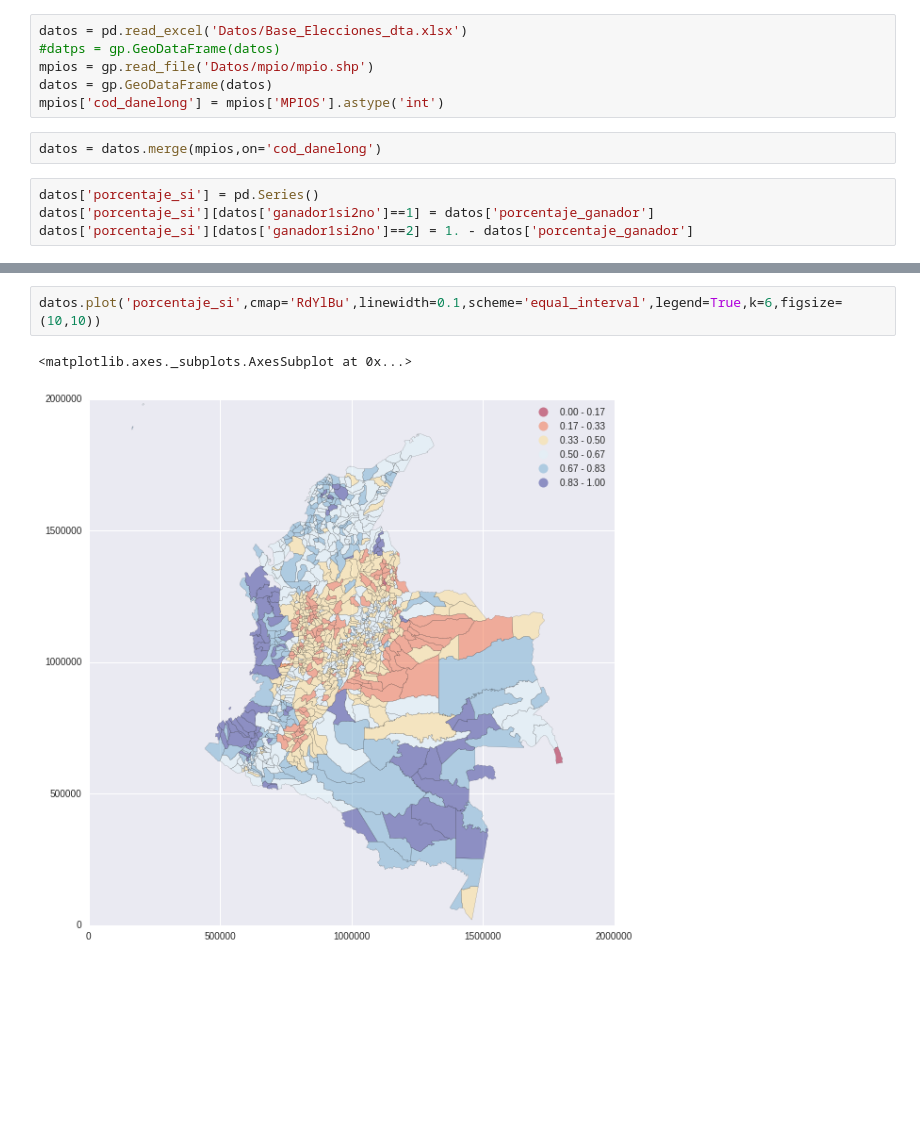
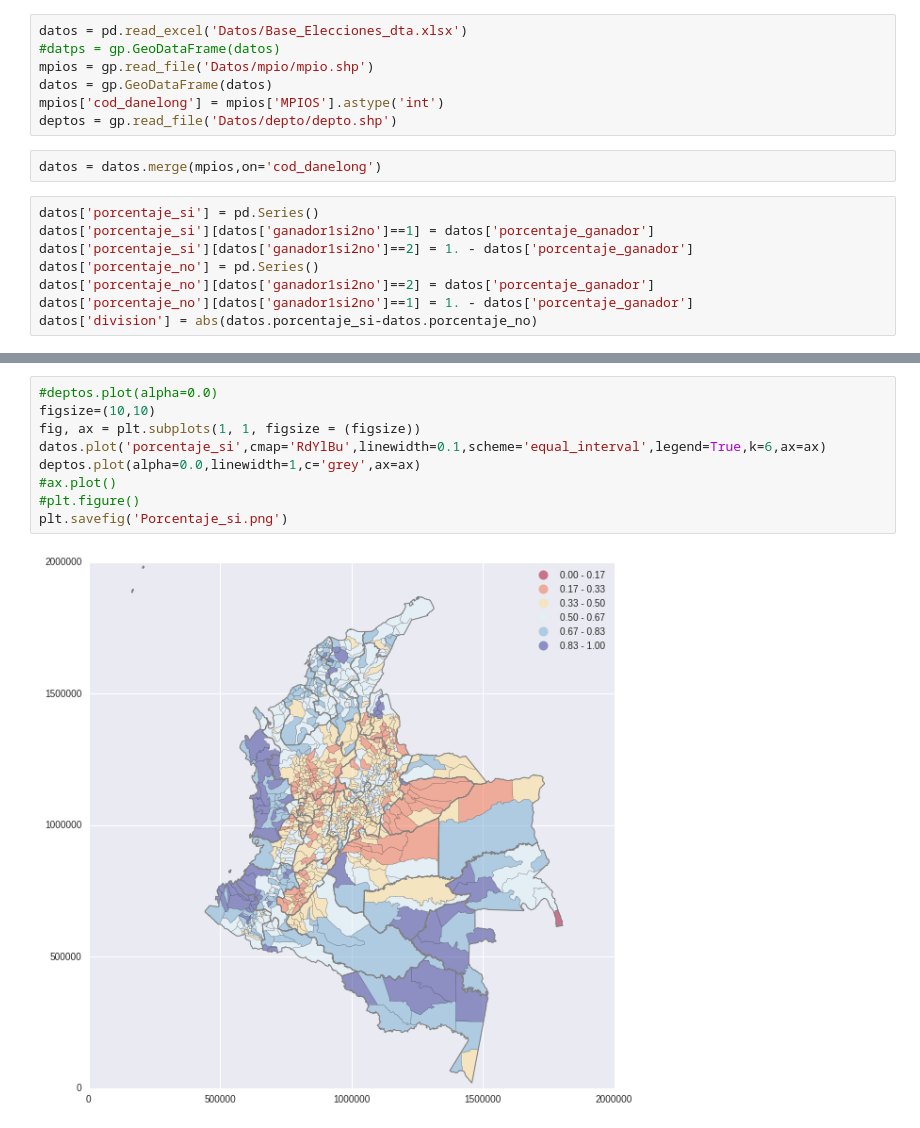
Before and after one commit to sarangof/plebiscito-Colombia, a Jupyter notebook: consolidacion_BDD.ipynb, the cells around one changed output, grey strips where cells are left out. Cells and saved outputs as stored; diff of their text form; blank space fills up the shorter version.

```diff
--- a/consolidacion_BDD.ipynb
+++ b/consolidacion_BDD.ipynb
@@ -13,12 +20,17 @@ datos = pd.read_excel('Datos/Base_Elecciones_dta.xlsx')
 mpios = gp.read_file('Datos/mpio/mpio.shp')
 datos = gp.GeoDataFrame(datos)
 mpios['cod_danelong'] = mpios['MPIOS'].astype('int')
+deptos = gp.read_file('Datos/depto/depto.shp')
 # %%
 datos = datos.merge(mpios,on='cod_danelong')
 # %%
 datos['porcentaje_si'] = pd.Series()
 datos['porcentaje_si'][datos['ganador1si2no']==1] = datos['porcentaje_ganador']
 datos['porcentaje_si'][datos['ganador1si2no']==2] = 1. - datos['porcentaje_ganador']
+datos['porcentaje_no'] = pd.Series()
+datos['porcentaje_no'][datos['ganador1si2no']==2] = datos['porcentaje_ganador']
+datos['porcentaje_no'][datos['ganador1si2no']==1] = 1. - datos['porcentaje_ganador']
+datos['division'] = abs(datos.porcentaje_si-datos.porcentaje_no)
 # %% [output]
 A value is trying to be set on a copy of a slice from a DataFrame
 
@@ -31,5 +49,11 @@ See the caveats in the documentation: http://pandas.pydata.org/pandas-docs/stabl
-# %%
-datos.plot('porcentaje_si',cmap='RdYlBu',linewidth=0.1,scheme='equal_interval',legend=True,k=6,figsize=(10,10))
-# %% [output]
-<matplotlib.axes._subplots.AxesSubplot at 0x...>
-[figure, removed]
+# %%
+#deptos.plot(alpha=0.0)
+figsize=(10,10)
+fig, ax = plt.subplots(1, 1, figsize = (figsize))
+datos.plot('porcentaje_si',cmap='RdYlBu',linewidth=0.1,scheme='equal_interval',legend=True,k=6,ax=ax)
+deptos.plot(alpha=0.0,linewidth=1,c='grey',ax=ax)
+#ax.plot()
+#plt.figure()
+plt.savefig('Porcentaje_si.png')
+# %% [output]
+[figure, added]
```
Also changed, not shown: parts of 7 cells of this notebook.
